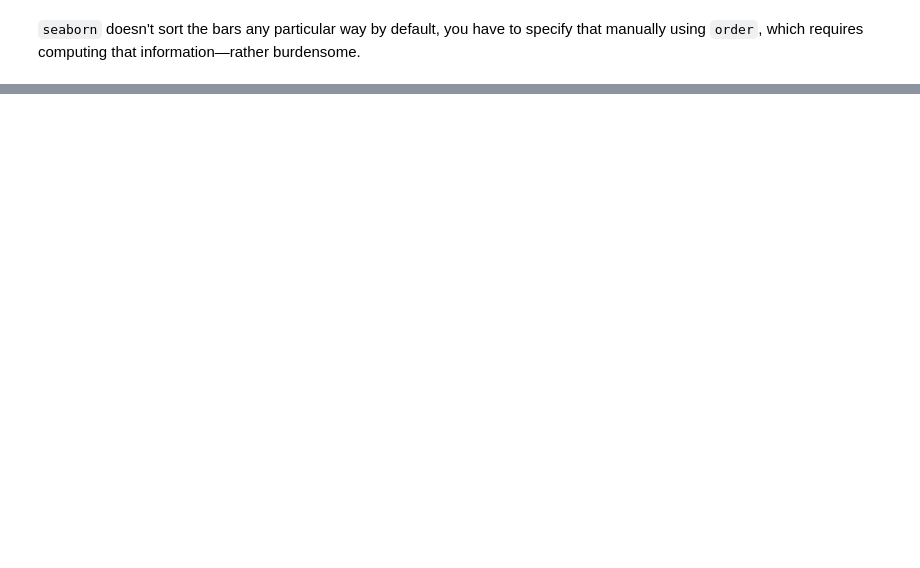
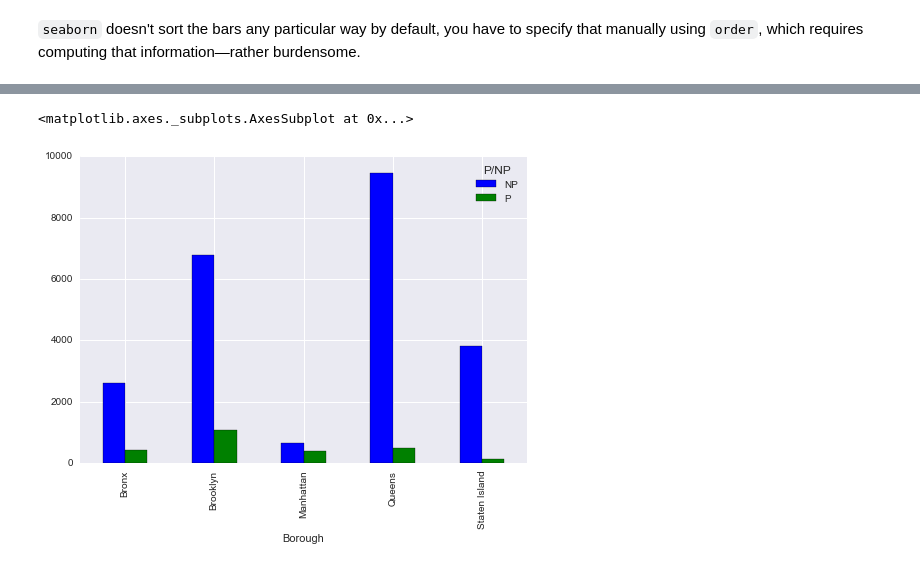
Before and after one commit to ResidentMario/nyc-health-inspections, a Jupyter notebook: pandas_api.ipynb, the cells around one changed output, grey strips where cells are left out. Drawn from its saved outputs; the diff is of its cells as text; code cells hidden in the pictures; blank space fills up the shorter version.

```diff
--- a/pandas_api.ipynb
+++ b/pandas_api.ipynb
@@ -49,0 +134,5 @@ plt.axhline(np.mean(sales['Borough'].value_counts().values), color='w')
+# %%
+_.plot.bar()
+# %% [output]
+<matplotlib.axes._subplots.AxesSubplot at 0x...>
+[figure, added]
```
Also changed, not shown: parts of 52 cells of this notebook, 1 other file.
